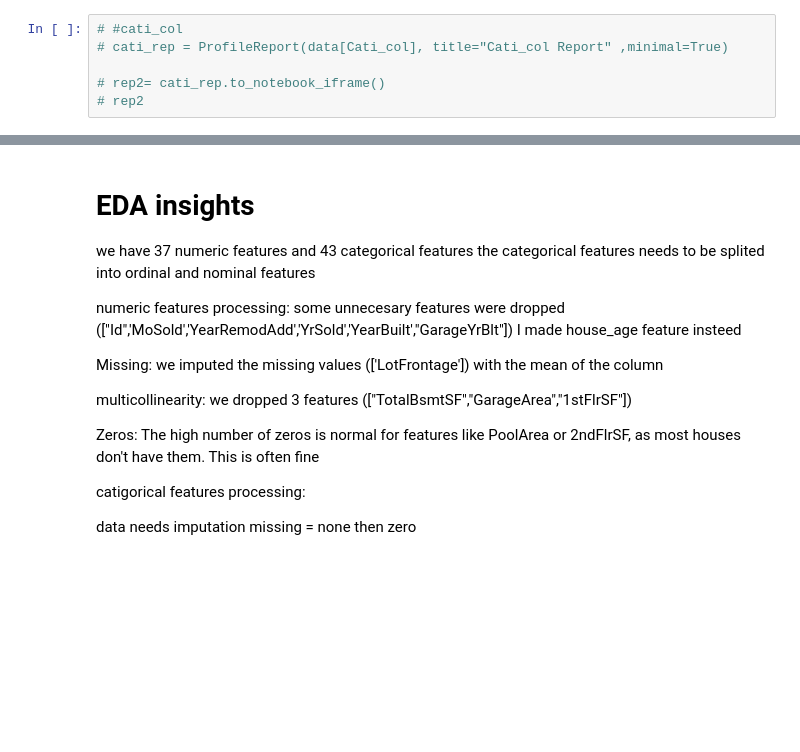
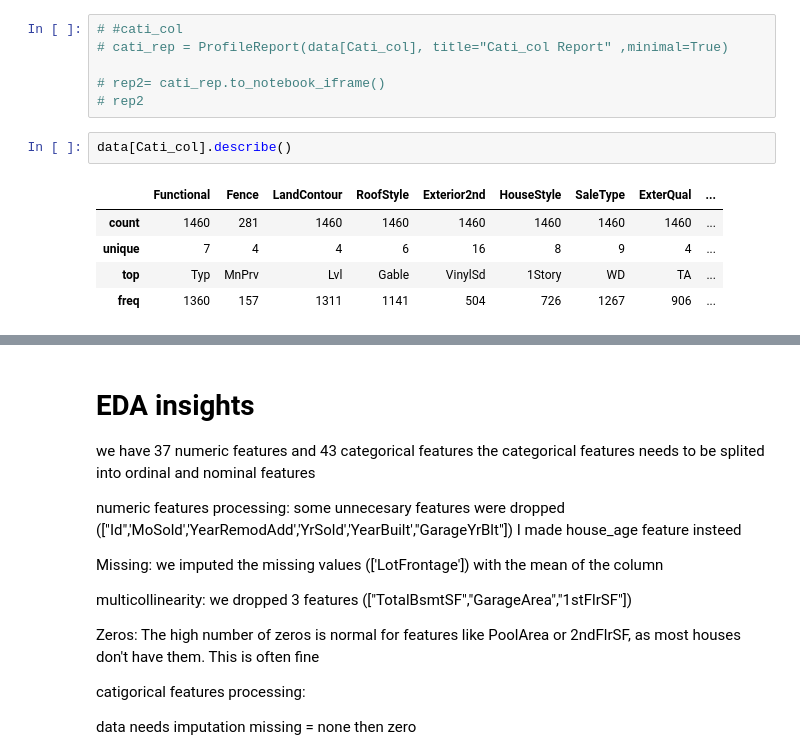
Before and after one commit to KillD00zer/ITI, a Jupyter notebook: LEC 2 task/EDA.ipynb, the cells around one changed output, grey strips where cells are left out. Cells and saved outputs as stored; diff of their text form; blank space fills up the shorter version.

Commit message:
relation between Cati data

```diff
--- a/LEC 2 task/EDA.ipynb
+++ b/LEC 2 task/EDA.ipynb
@@ -167,3 +164,11 @@ graphoutliers2.show()
 
 # rep2= cati_rep.to_notebook_iframe()
 # rep2
+# %%
+data[Cati_col].describe()
+# %% [output]
+|  | Functional | Fence | LandContour | RoofStyle | Exterior2nd | HouseStyle | SaleType | ExterQual | ... |
+| count | 1460 | 281 | 1460 | 1460 | 1460 | 1460 | 1460 | 1460 | ... |
+| unique | 7 | 4 | 4 | 6 | 16 | 8 | 9 | 4 | ... |
+| top | Typ | MnPrv | Lvl | Gable | VinylSd | 1Story | WD | TA | ... |
+| freq | 1360 | 157 | 1311 | 1141 | 504 | 726 | 1267 | 906 | ... |
```
Also changed, not shown: parts of 7 cells of this notebook.
